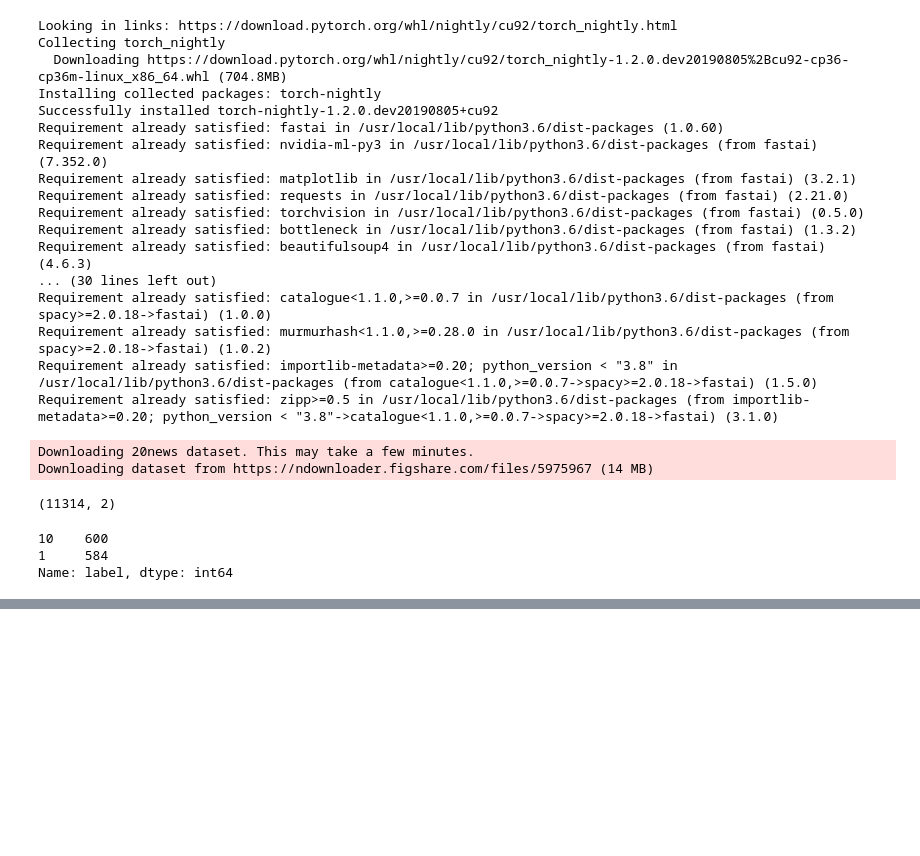
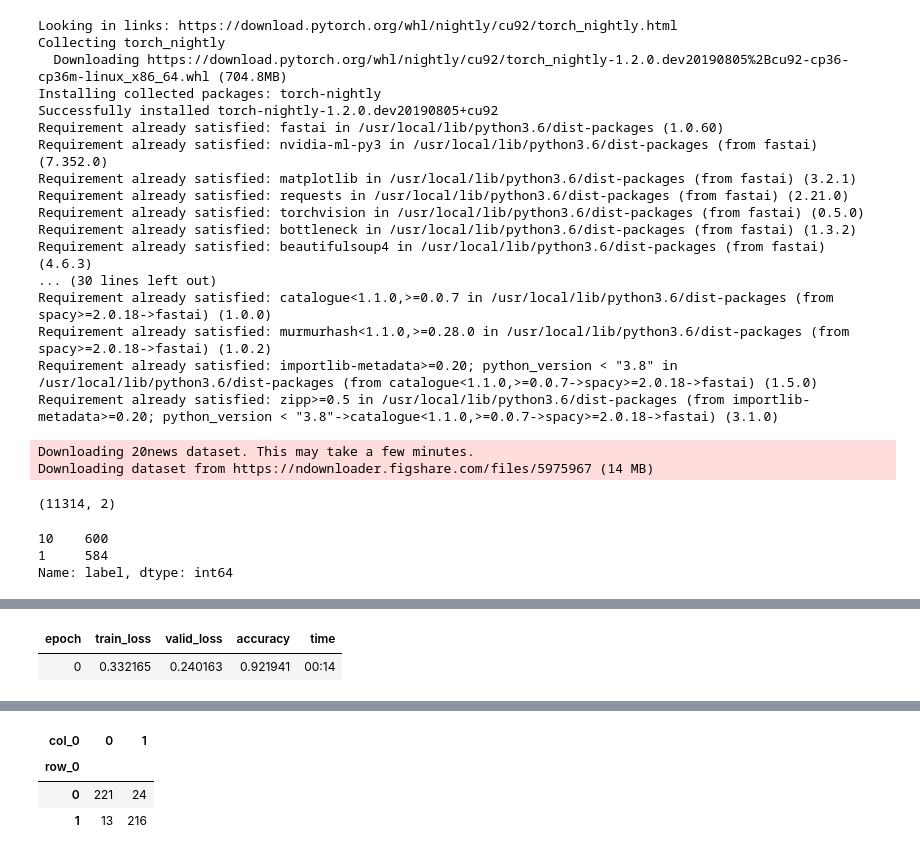
Before and after one commit to linsut/masterarbeit, a Jupyter notebook: ULMFitTutorial.ipynb, the cells around one changed output, grey strips where cells are left out. Drawn from its saved outputs; the diff is of its cells as text; code cells hidden in the pictures; blank space fills up the shorter version.

```diff
--- a/ULMFitTutorial.ipynb
+++ b/ULMFitTutorial.ipynb
@@ -57,0 +81,5 @@ df['text'] = df['text'].str.replace("[^a-zA-Z]", " ")
+# %%
+from sklearn.model_selection import train_test_split
+
+# split data into training and validation set
+df_trn, df_val = train_test_split(df, stratify = df['label'], test_size = 0.4, random_state = 12)
@@ -57,0 +90,6 @@ df['text'] = df['text'].str.replace("[^a-zA-Z]", " ")
+# %%
+# Language model data
+data_lm = TextLMDataBunch.from_df(train_df = df_trn, valid_df = df_val, path = "")
+
+# Classifier model data
+data_clas = TextClasDataBunch.from_df(path = "", train_df = df_trn, valid_df = df_val, vocab=data_lm.train_ds.vocab, bs=32)
@@ -57,0 +114,3 @@ df['text'] = df['text'].str.replace("[^a-zA-Z]", " ")
+# %%
+learn = text_classifier_learner(data_clas, drop_mult=0.7, arch = AWD_LSTM)
+learn.load_encoder('ft_enc')
@@ -57,0 +135,12 @@ df['text'] = df['text'].str.replace("[^a-zA-Z]", " ")
+# %%
+learn.fit_one_cycle(1, 1e-2)
+# %% [output]
+| epoch | train_loss | valid_loss | accuracy | time |
+| 0 | 0.332165 | 0.240163 | 0.921941 | 00:14 |
+# %%
+# get predictions
+preds, targets = learn.get_preds()
+
+predictions = np.argmax(preds, axis = 1)
+pd.crosstab(predictions, targets)
+# %% [output]
@@ -57,0 +148,4 @@ df['text'] = df['text'].str.replace("[^a-zA-Z]", " ")
+| col_0 | 0 | 1 |
+| row_0 |  |  |
+| 0 | 221 | 24 |
+| 1 | 13 | 216 |
```
Also changed, not shown: parts of 9 cells of this notebook.
